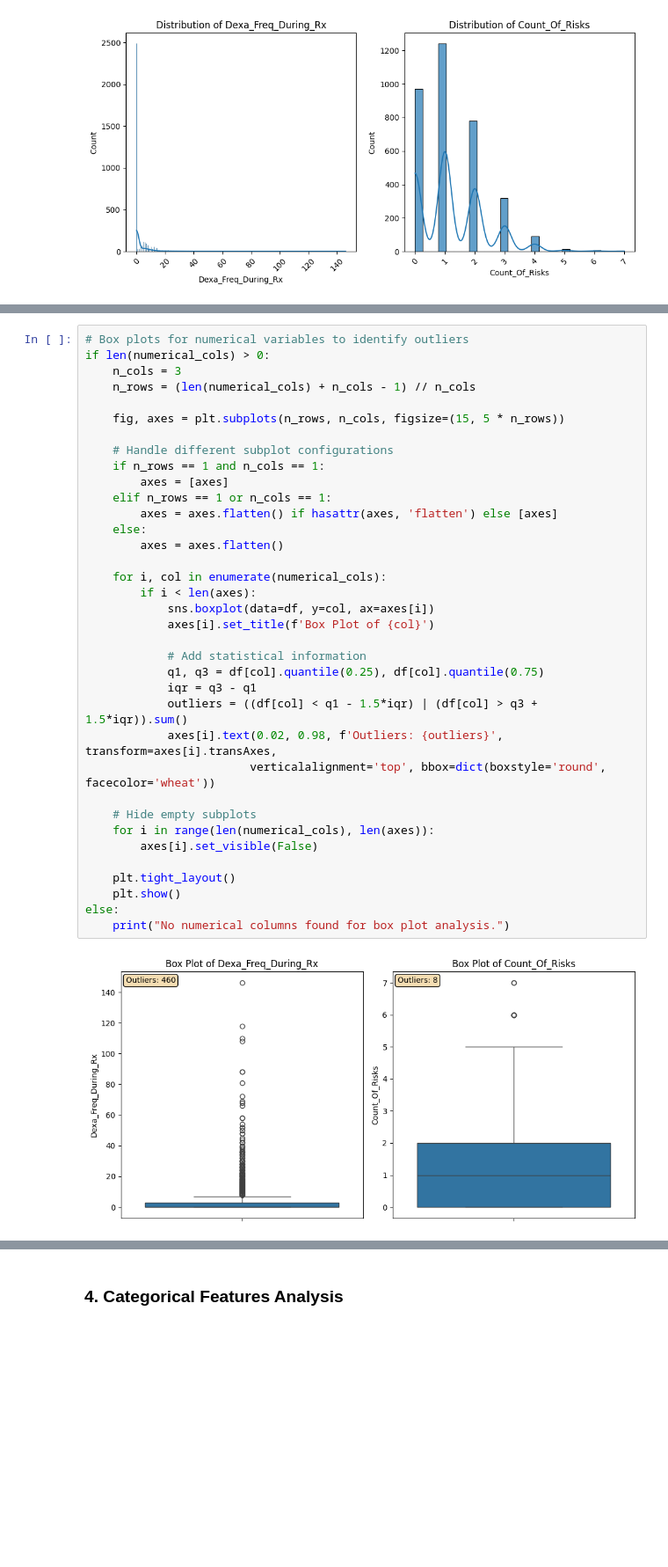
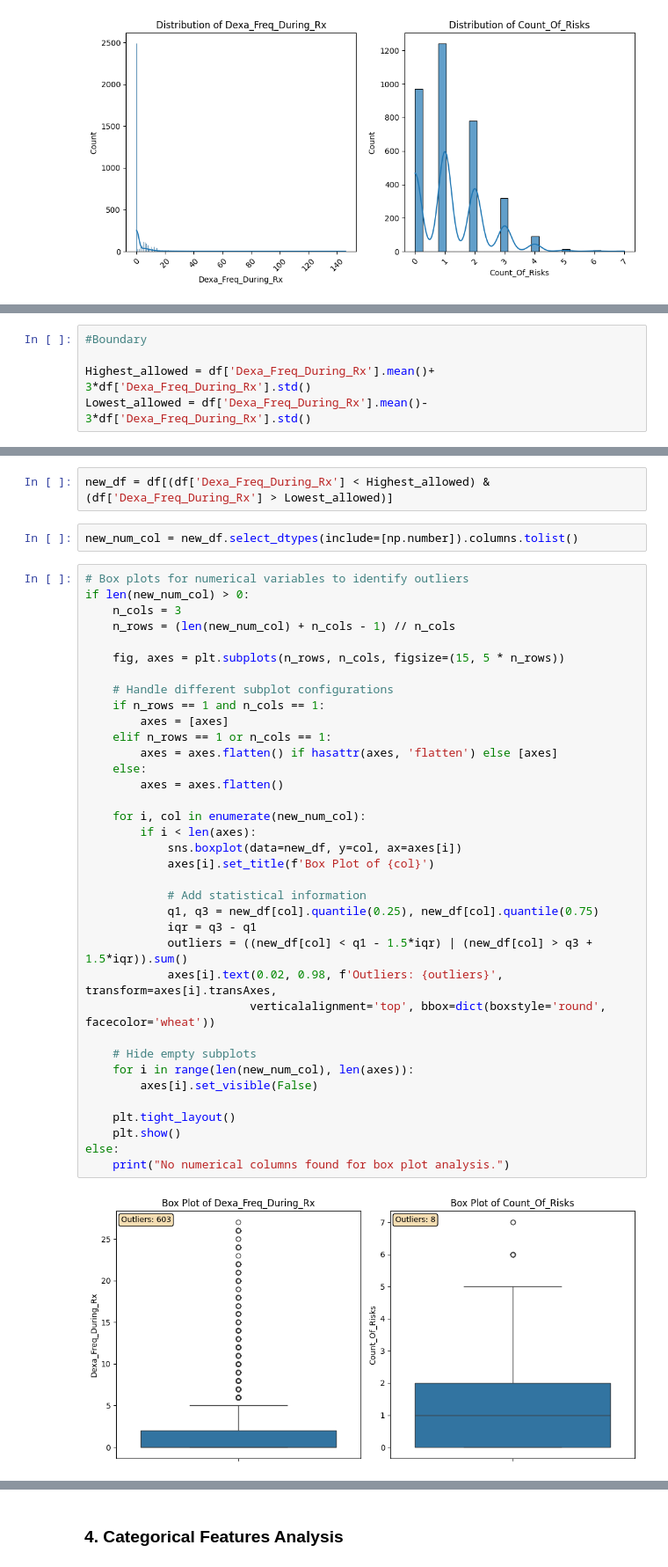
Before and after one commit to SKeval/Persistency-of-Drug-Healthcare-Project, a Jupyter notebook: app.ipynb, the cells around one changed output, grey strips where cells are left out. Shown at 88% size. Drawn from its saved outputs; the diff is of its cells as text; blank space fills up the shorter version.

```diff
--- a/app.ipynb
+++ b/app.ipynb
@@ -250,0 +279,5 @@ Numerical columns (2): ['Dexa_Freq_During_Rx', 'Count_Of_Risks']
+# %%
+#Boundary
+
+Highest_allowed = df['Dexa_Freq_During_Rx'].mean()+ 3*df['Dexa_Freq_During_Rx'].std()
+Lowest_allowed = df['Dexa_Freq_During_Rx'].mean()- 3*df['Dexa_Freq_During_Rx'].std()
@@ -251,38 +306,42 @@ Numerical columns (2): ['Dexa_Freq_During_Rx', 'Count_Of_Risks']
+# %%
+new_df = df[(df['Dexa_Freq_During_Rx'] < Highest_allowed) & (df['Dexa_Freq_During_Rx'] > Lowest_allowed)]
+# %%
+new_num_col = new_df.select_dtypes(include=[np.number]).columns.tolist()
 # %%
 # Box plots for numerical variables to identify outliers
-if len(numerical_cols) > 0:
+if len(new_num_col) > 0:
     n_cols = 3
-    n_rows = (len(numerical_cols) + n_cols - 1) // n_cols
+    n_rows = (len(new_num_col) + n_cols - 1) // n_cols
 
     fig, axes = plt.subplots(n_rows, n_cols, figsize=(15, 5 * n_rows))
 
     # Handle different subplot configurations
     if n_rows == 1 and n_cols == 1:
         axes = [axes]
     elif n_rows == 1 or n_cols == 1:
         axes = axes.flatten() if hasattr(axes, 'flatten') else [axes]
     else:
         axes = axes.flatten()
 
-    for i, col in enumerate(numerical_cols):
+    for i, col in enumerate(new_num_col):
         if i < len(axes):
-            sns.boxplot(data=df, y=col, ax=axes[i])
+            sns.boxplot(data=new_df, y=col, ax=axes[i])
             axes[i].set_title(f'Box Plot of {col}')
 
             # Add statistical information
-            q1, q3 = df[col].quantile(0.25), df[col].quantile(0.75)
+            q1, q3 = new_df[col].quantile(0.25), new_df[col].quantile(0.75)
             iqr = q3 - q1
-            outliers = ((df[col] < q1 - 1.5*iqr) | (df[col] > q3 + 1.5*iqr)).sum()
+            outliers = ((new_df[col] < q1 - 1.5*iqr) | (new_df[col] > q3 + 1.5*iqr)).sum()
             axes[i].text(0.02, 0.98, f'Outliers: {outliers}', transform=axes[i].transAxes,
                         verticalalignment='top', bbox=dict(boxstyle='round', facecolor='wheat'))
 
     # Hide empty subplots
-    for i in range(len(numerical_cols), len(axes)):
+    for i in range(len(new_num_col), len(axes)):
         axes[i].set_visible(False)
 
     plt.tight_layout()
     plt.show()
 else:
     print("No numerical columns found for box plot analysis.")
 # %% [output]
-[figure, old version]
+[figure, new version]
```
Also changed, not shown: parts of 35 cells of this notebook.
